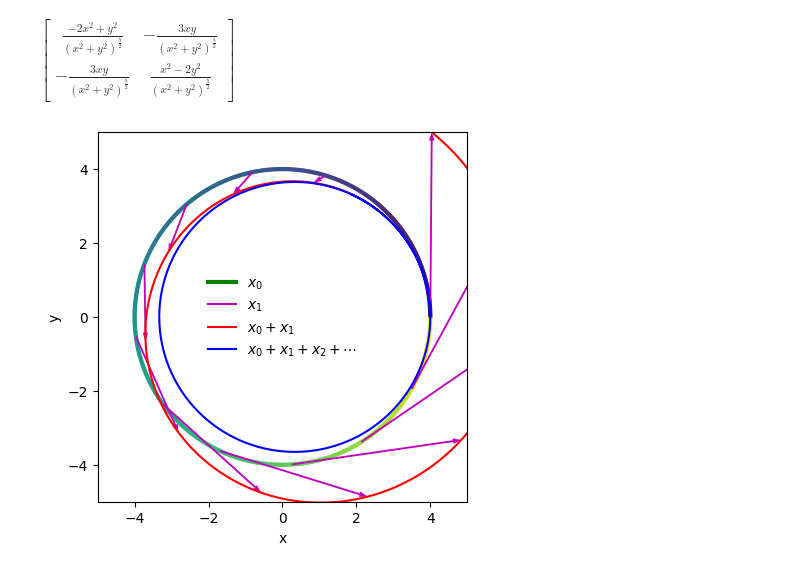
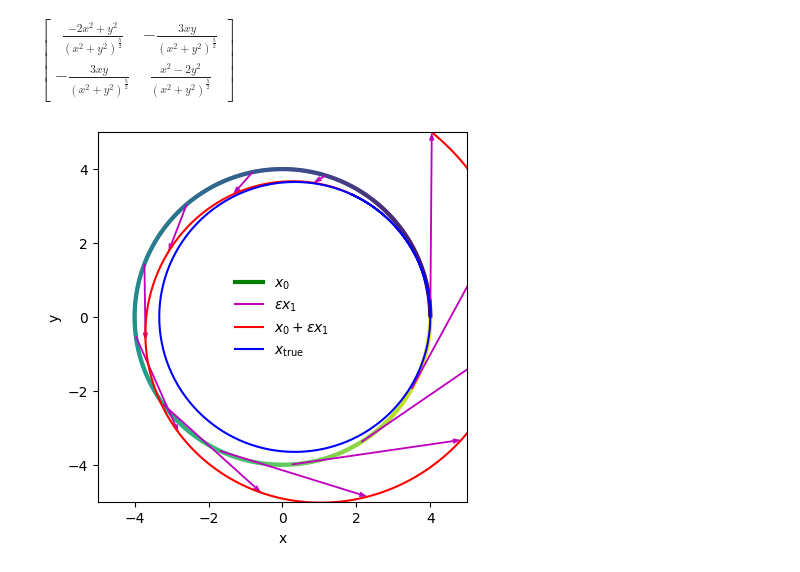
Before and after one commit to ybillchen/useful_scripts, a Jupyter notebook: Hamiltonian.ipynb, the cells around one changed output. Drawn from its saved outputs; the diff is of its cells as text; code cells hidden in the pictures.

Commit message:
updated figures

```diff
--- a/Hamiltonian.ipynb
+++ b/Hamiltonian.ipynb
@@ -384,34 +384,34 @@ solution = odeint(f1, state0, t_array)
 
 x1, y1, vx1, vy1 = solution.T
 
 for i in range(len(t_array)-1, 100, -40):
     ax.arrow(x[i],y[i],epsilon*x1[i],epsilon*y1[i], width=0.05, fc='m', ec='None', length_includes_head=True)
-ax.plot([], [], c='m', label='$x_1$')
+ax.plot([], [], c='m', label='$\epsilon x_1$')
 
-ax.plot(x+epsilon*x1, y+epsilon*y1, c='r', label='$x_0+x_1$')
+ax.plot(x+epsilon*x1, y+epsilon*y1, c='r', label='$x_0+\epsilon x_1$')
 
 # true solution
 
 def ftrue(state, t):
     x, y, vx, vy = state
     dH1dx, dH1dy, dH1dvx, dH1dvy = x/(x**2+y**2)**1.5, y/(x**2+y**2)**1.5, 0, 0
     return f(state, t) + epsilon*np.array([dH1dvx, dH1dvy, -dH1dx, -dH1dy])
 
 x0, y0, vx0, vy0 = 4.0, 0.0, 0.0, 0.5
 state0 = np.array([x0, y0, vx0, vy0])
 
 solution = odeint(ftrue, state0, t_array)
 
 xtrue, ytrue, vxtrue, vytrue = solution.T
-ax.plot(xtrue, ytrue, c='b', label='$x_0+x_1+x_2+\cdots$')
+ax.plot(xtrue, ytrue, c='b', label=r'$x_{\rm true}$')
 
 ax.legend(frameon=False, loc='center')
 
 ax.set_xlim(-5,5)
 ax.set_ylim(-5,5)
 ax.set_xlabel('x')
 ax.set_ylabel('y')
 ax.set_aspect('equal')
 plt.show()
 # %% [output]
-[figure, old version]
+[figure, new version]
```
